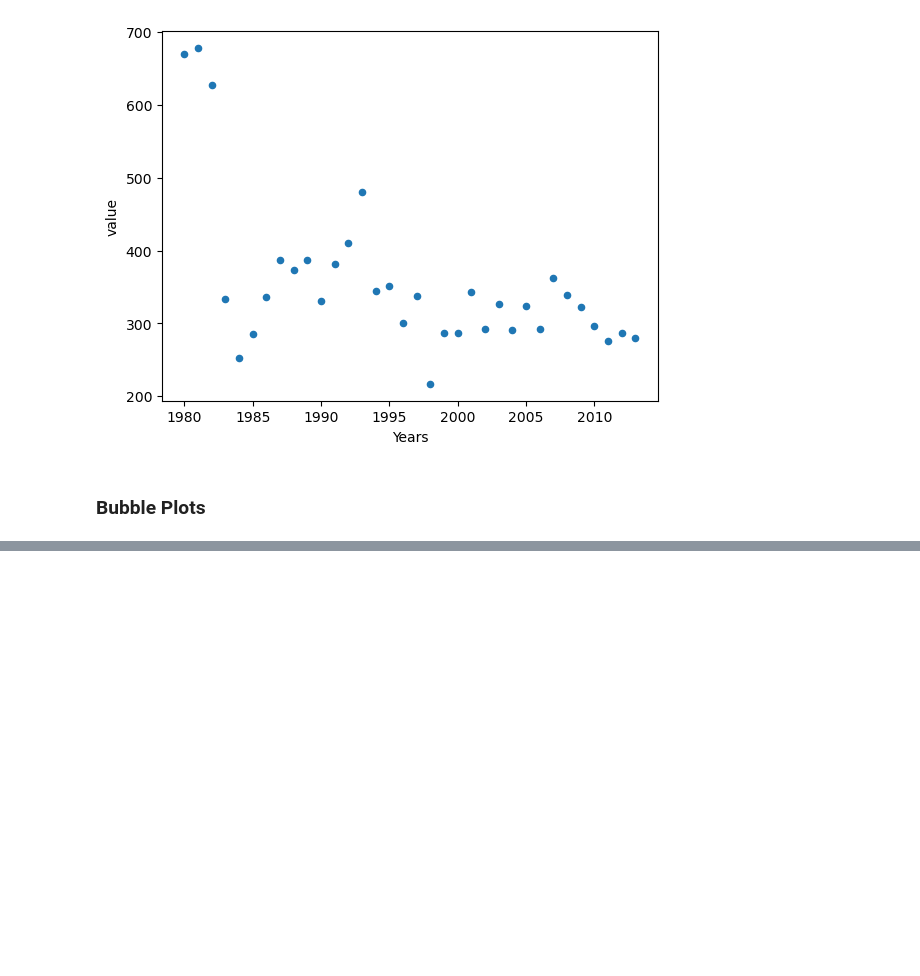
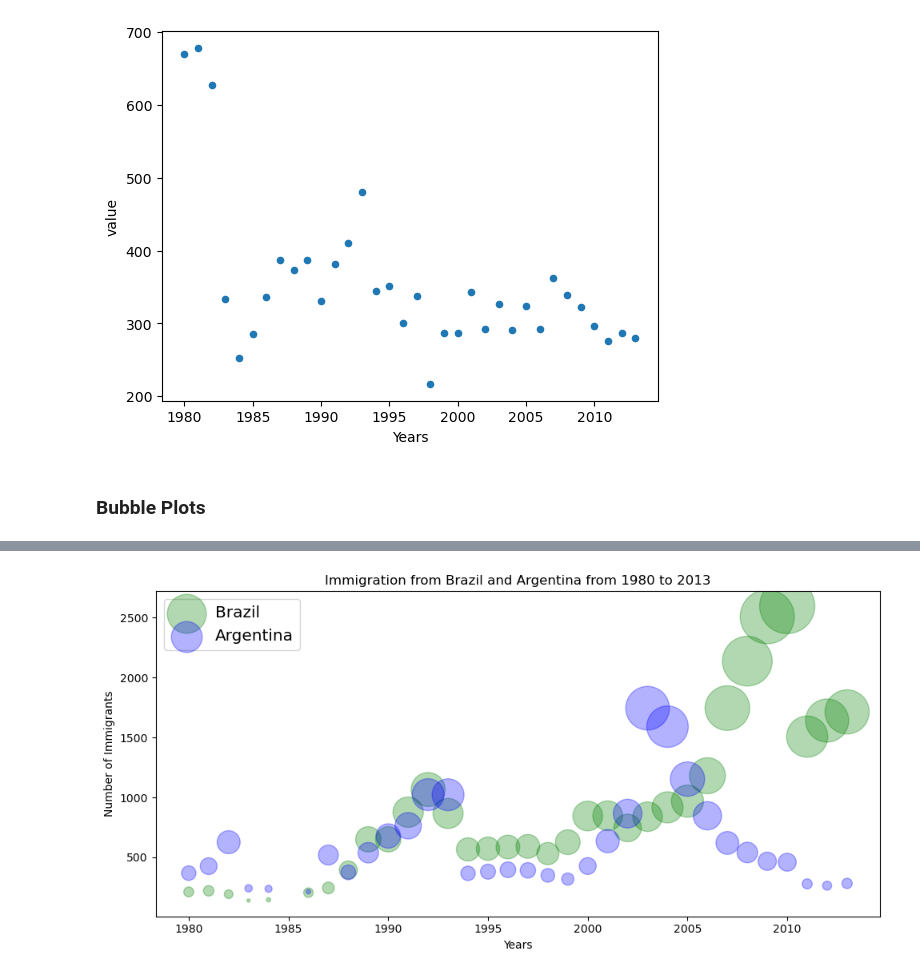
Before and after one commit to 0xrsfagundes/IBM, a Jupyter notebook: IBM/Data Visualization with Python/Data Visualization with Python - Lab3.ipynb, the cells around one changed output, grey strips where cells are left out. Saved outputs shown, nothing was run; the diff lists cells and outputs as text; code cells hidden in the pictures; blank space fills up the shorter version.

```diff
--- a/IBM/Data Visualization with Python/Data Visualization with Python - Lab3.ipynb
+++ b/IBM/Data Visualization with Python/Data Visualization with Python - Lab3.ipynb
@@ -273,0 +260,22 @@ plt.show()
+# %%
+fig = plt.figure(figsize=(10,5))
+
+ax0 = fig.add_subplot(1,1,1)
+
+df_bubble_aux.plot(kind='scatter',color='green', alpha=0.3, x='Year',y='Brazil', s=df_bubble_aux['normalized_br'] ,ax=ax0)
+
+df_bubble_aux.plot(kind='scatter',color='blue', alpha=0.3, x='Year',y='Argentina',s=df_bubble_aux['normalized_ar'] ,ax=ax0)
+
+ax0.legend(['Brazil', 'Argentina'], loc='upper left', fontsize='x-large')
+
+plt.title('Immigration from Brazil and Argentina from 1980 to 2013')
+
+plt.ylabel('Number of Immigrants')
+
+plt.xlabel('Years')
+
+plt.tight_layout()
+
+plt.show()
+# %% [output]
+[figure, added]
```
Also changed, not shown: parts of 5 cells of this notebook.
